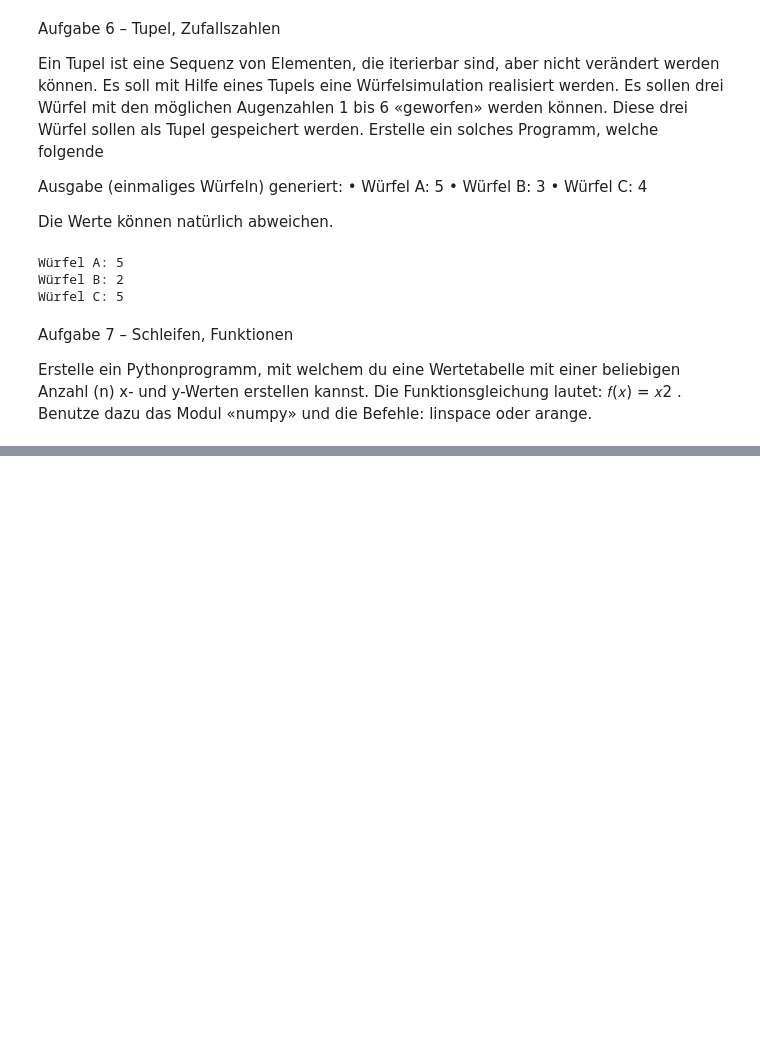
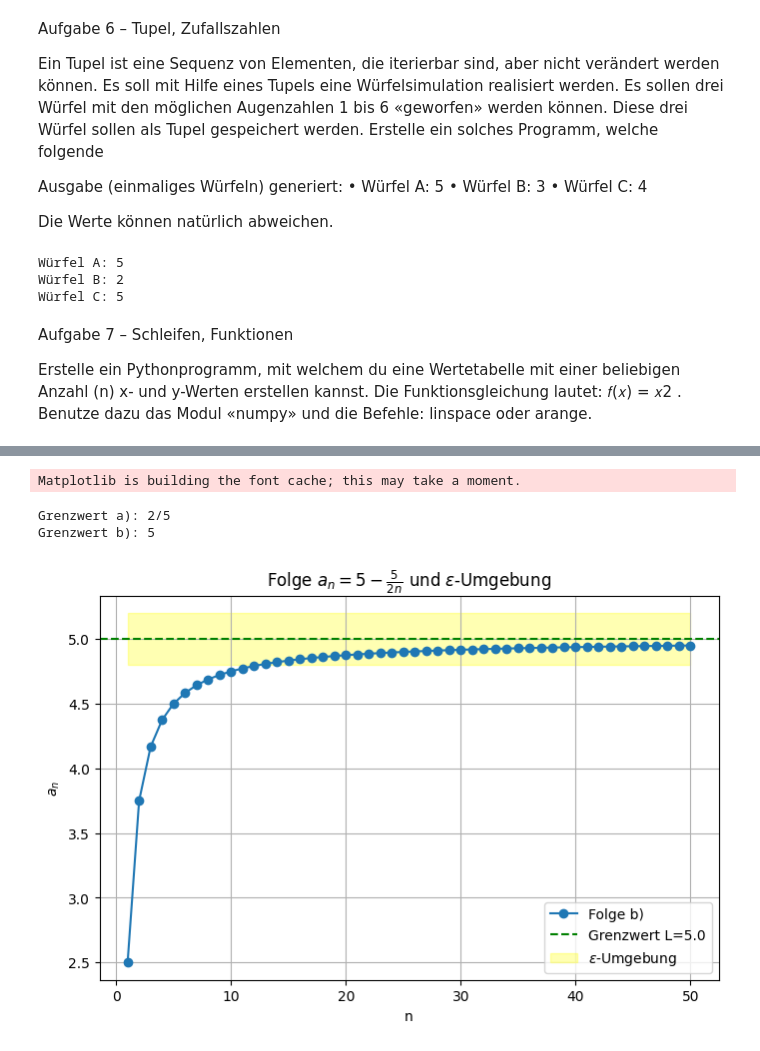
Before and after one commit to Wenish/teko-semester4-data-science, a Jupyter notebook: aufgabeserie2.ipynb, the cells around one changed output, grey strips where cells are left out. Cells and saved outputs as stored; diff of their text form; code cells hidden in the pictures; blank space fills up the shorter version.

```diff
--- a/aufgabeserie2.ipynb
+++ b/aufgabeserie2.ipynb
@@ -268,0 +272,17 @@ x       f(x)=x^2
+# %%
+from scipy.optimize import fsolve, newton
+
+# Definition der Funktion
+def f(x):
+    return x**2 + 10*x - 100
+
+# Nullstellen mit fsolve (Startwerte -15 und 5, um beide Nullstellen zu finden)
+nullstelle1 = fsolve(f, -15)[0]
+nullstelle2 = fsolve(f, 5)[0]
+
+# Nullstellen mit newton (optional)
+nullstelle1_newton = newton(f, -15)
+nullstelle2_newton = newton(f, 5)
+
+print(f"Nullstellen (fsolve): {nullstelle1:.4f}, {nullstelle2:.4f}")
+print(f"Nullstellen (newton): {nullstelle1_newton:.4f}, {nullstelle2_newton:.4f}")
@@ -268,0 +330,39 @@ x       f(x)=x^2
+# %%
+from sympy import symbols, limit, oo
+import numpy as np
+
+import matplotlib.pyplot as plt
+
+# Teil a) Grenzwert berechnen
+k = symbols('k')
+folge_a = (2*k**2 + 5) / (5*k**2 - 3)
+grenzwert_a = limit(folge_a, k, oo)
+print(f"Grenzwert a): {grenzwert_a}")
+
+# Teil b) Grenzwert berechnen
+n = symbols('n')
+folge_b = 5 - 5/(2*n)
+grenzwert_b = limit(folge_b, n, oo)
+print(f"Grenzwert b): {grenzwert_b}")
+
+# Folge b) grafisch darstellen mit Epsilon-Umgebung
+n_werte = np.arange(1, 51)
+folge_b_werte = 5 - 5/(2*n_werte)
+L = float(grenzwert_b)
+epsilon = 0.2
+
+plt.figure(figsize=(8,5))
+plt.plot(n_werte, folge_b_werte, 'o-', label='Folge b)')
+plt.axhline(L, color='green', linestyle='--', label=f'Grenzwert L={L}')
+plt.fill_between(n_werte, L-epsilon, L+epsilon, color='yellow', alpha=0.3, label=r'$\epsilon$-Umgebung')
+plt.xlabel('n')
+plt.ylabel(r'$a_n$')
+plt.title(r'Folge $a_n = 5 - \frac{5}{2n}$ und $\epsilon$-Umgebung')
+plt.legend()
+plt.grid(True)
+plt.show()
+# %% [output]
+Matplotlib is building the font cache; this may take a moment.
+Grenzwert a): 2/5
+Grenzwert b): 5
+[figure, added]
```
Also changed, not shown: parts of 6 cells of this notebook, 1 other file.
